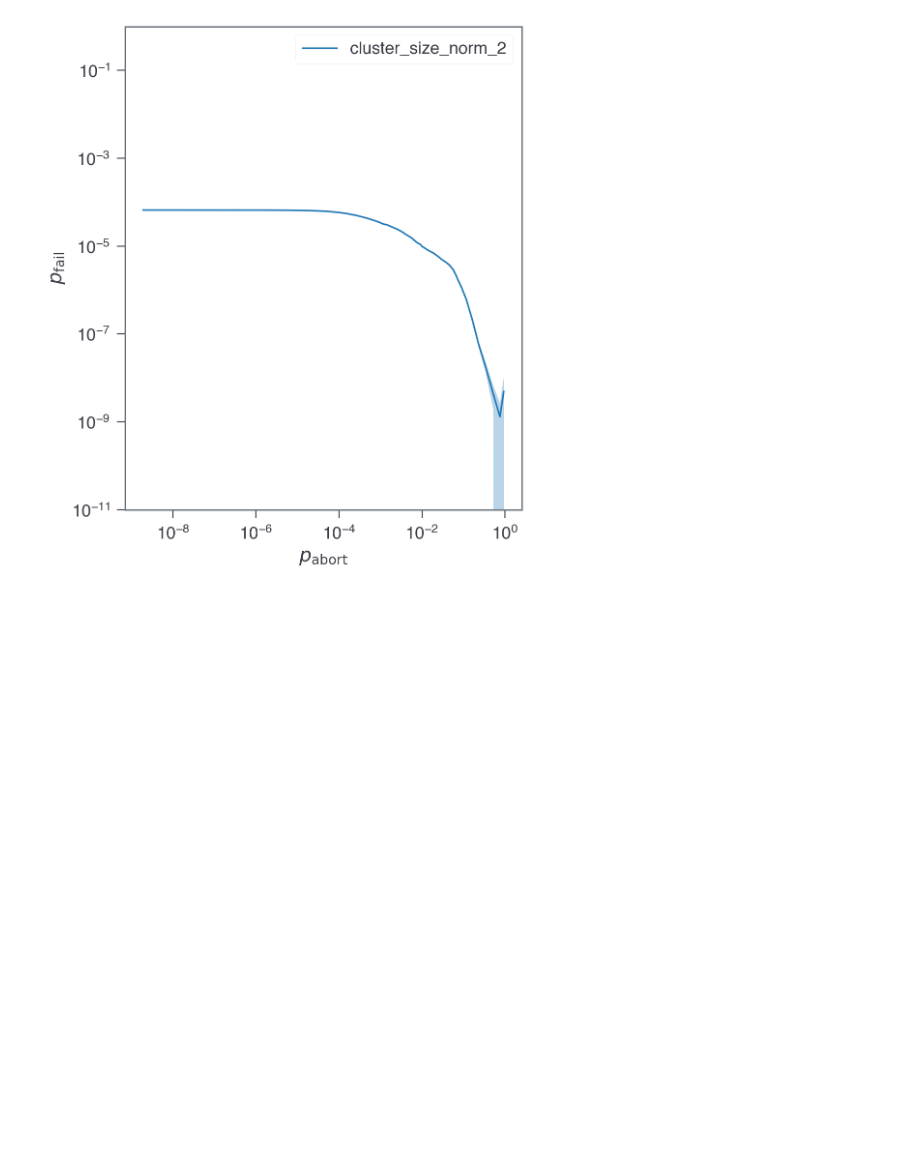
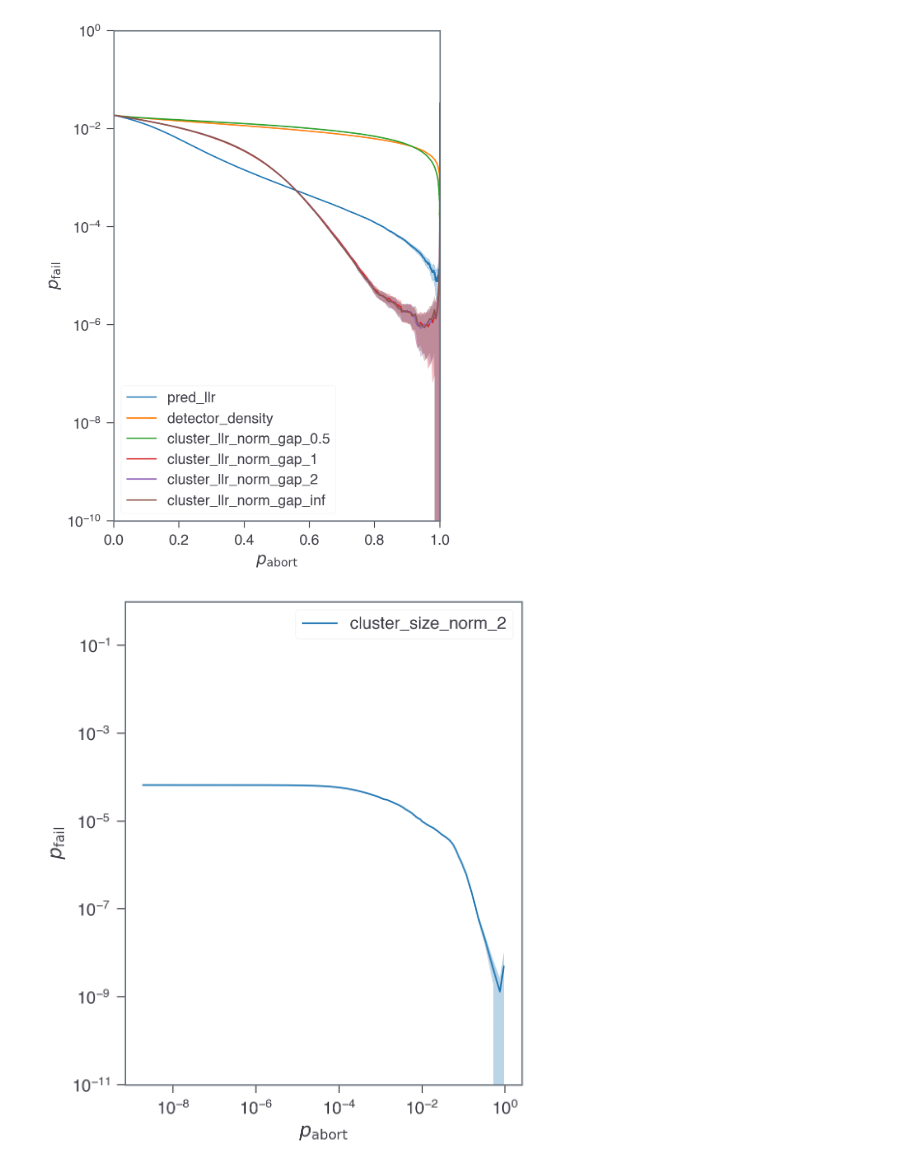
Before and after one commit to seokhyung-lee/ldpc-post-selection, a Jupyter notebook: simulations/analysis/bb_code_analysis.ipynb, the cells around one changed output. Cells and saved outputs as stored; diff of their text form; code cells hidden in the pictures; blank space fills up the shorter version.

```diff
--- a/simulations/analysis/bb_code_analysis.ipynb
+++ b/simulations/analysis/bb_code_analysis.ipynb
@@ -127,3 +132,49 @@ def error_band_plot(x, y, delta_y, ax=None, color=None, alpha=0.3, **kwargs):
+# %%
+fig, ax = plt.subplots(figsize=(DFT_FIG_WIDTH, 7))
+
+n = 144
+T = {144: 12, 72: 6}[n]
+p = 0.005
+
+i = 0
+data_plots = {}
+for by, df_ps_all in df_ps_dict.items():
+    if "llr_norm_gap" in by or by in ["pred_llr", "detector_density", "matching_gap"]:
+        p_abort_col = "p_abort"
+        p_fail_col = "p_fail"
+        delta_p_fail_col = "delta_p_fail"
+
+        df_ps = df_ps_all.loc[idx[n, T, p, :], :]
+
+        df_ps = df_ps.sort_values(by=p_abort_col)
+        p_abort = df_ps[p_abort_col].values
+        p_fail = df_ps[p_fail_col].values / T
+        delta_p_fail = df_ps[delta_p_fail_col].values / T
+        data_plots[by] = (p_abort, p_fail, delta_p_fail)
+
+        error_band_plot(
+            p_abort,
+            p_fail,
+            delta_p_fail,
+            color=COLORS(i % 10),
+            linestyle="-" if i < 10 else "--",
+            label=by,
+            ax=ax,
+        )
+        i += 1
+
+# ax.set_xscale("log")
+ax.set_xlim(0, 1)
+ax.set_yscale("log")
+ax.legend()
+ax.set_ylim(1e-10, 1)
+
+ax.set_xlabel(r"$p_\mathrm{abort}$")
+ax.set_ylabel(r"$p_\mathrm{fail}$")
+
+fig.tight_layout()
+# %% [output]
+[figure, added]
 # %%
 fig, ax = plt.subplots(figsize=(DFT_FIG_WIDTH, 6))
 
```
Also changed, not shown: parts of 8 cells of this notebook, 23 other files.
